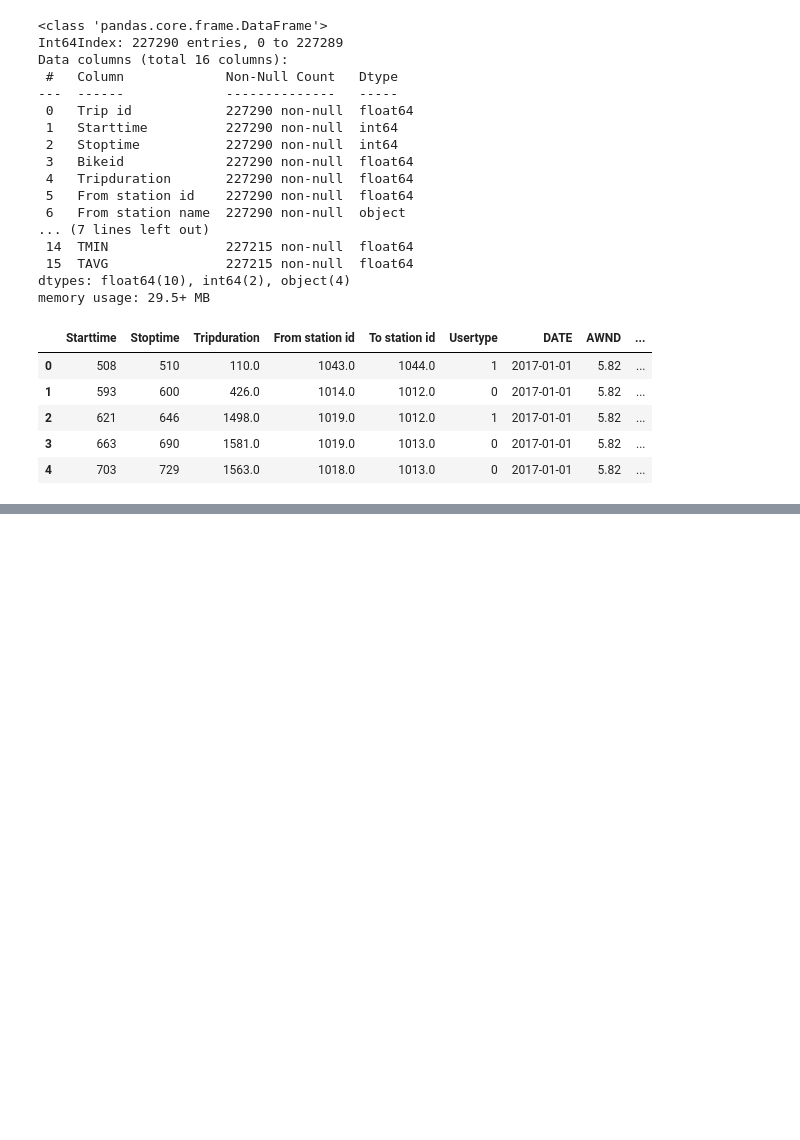
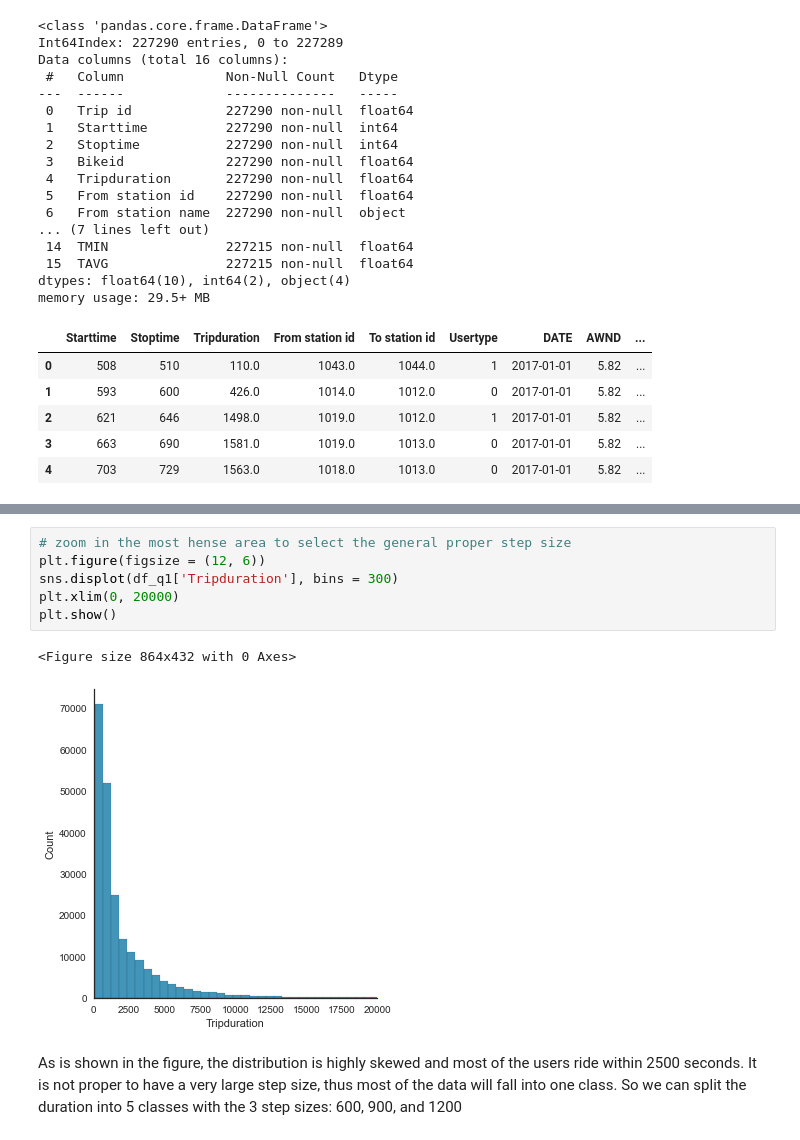
Before and after one commit to Nellyan4/data_mining_project, a Jupyter notebook: project_final_delivery.ipynb, the cells around one changed output, grey strips where cells are left out. Saved outputs shown, nothing was run; the diff lists cells and outputs as text; blank space fills up the shorter version.

```diff
--- a/project_final_delivery.ipynb
+++ b/project_final_delivery.ipynb
@@ -149,0 +177,12 @@ memory usage: 29.5+ MB
+# %%
+# zoom in the most hense area to select the general proper step size
+plt.figure(figsize = (12, 6))
+sns.displot(df_q1['Tripduration'], bins = 300)
+plt.xlim(0, 20000)
+plt.show()
+# %% [output]
+<Figure size 864x432 with 0 Axes>
+[figure, added]
+# %% [markdown]
+As is shown in the figure, the distribution is highly skewed and most of the users ride within 2500 seconds. It is not proper to have a very large step size, thus most of the data will fall into one class.
+So we can split the duration into 5 classes with the 3 step sizes: 600, 900, and 1200
```
Also changed, not shown: parts of 96 cells of this notebook, 1 other file.
